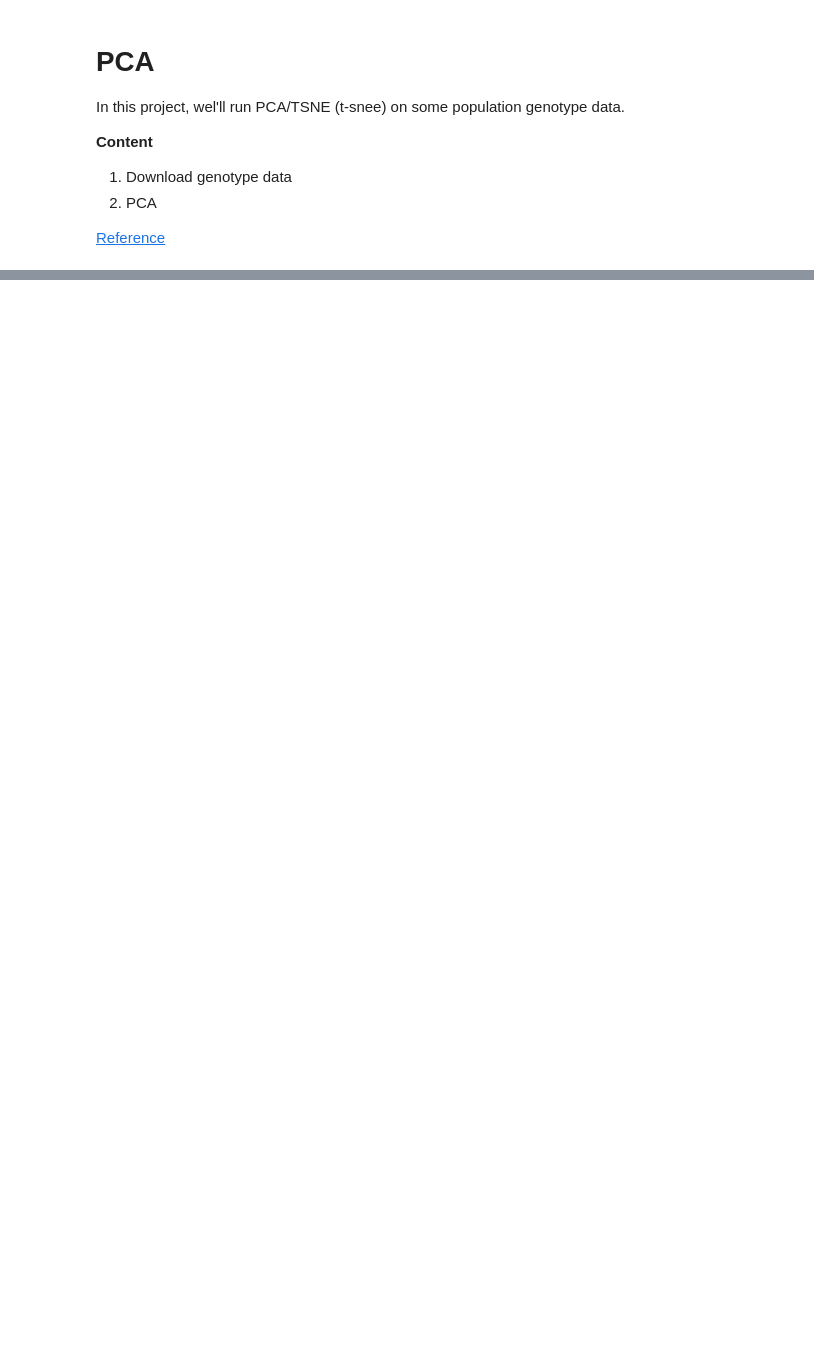
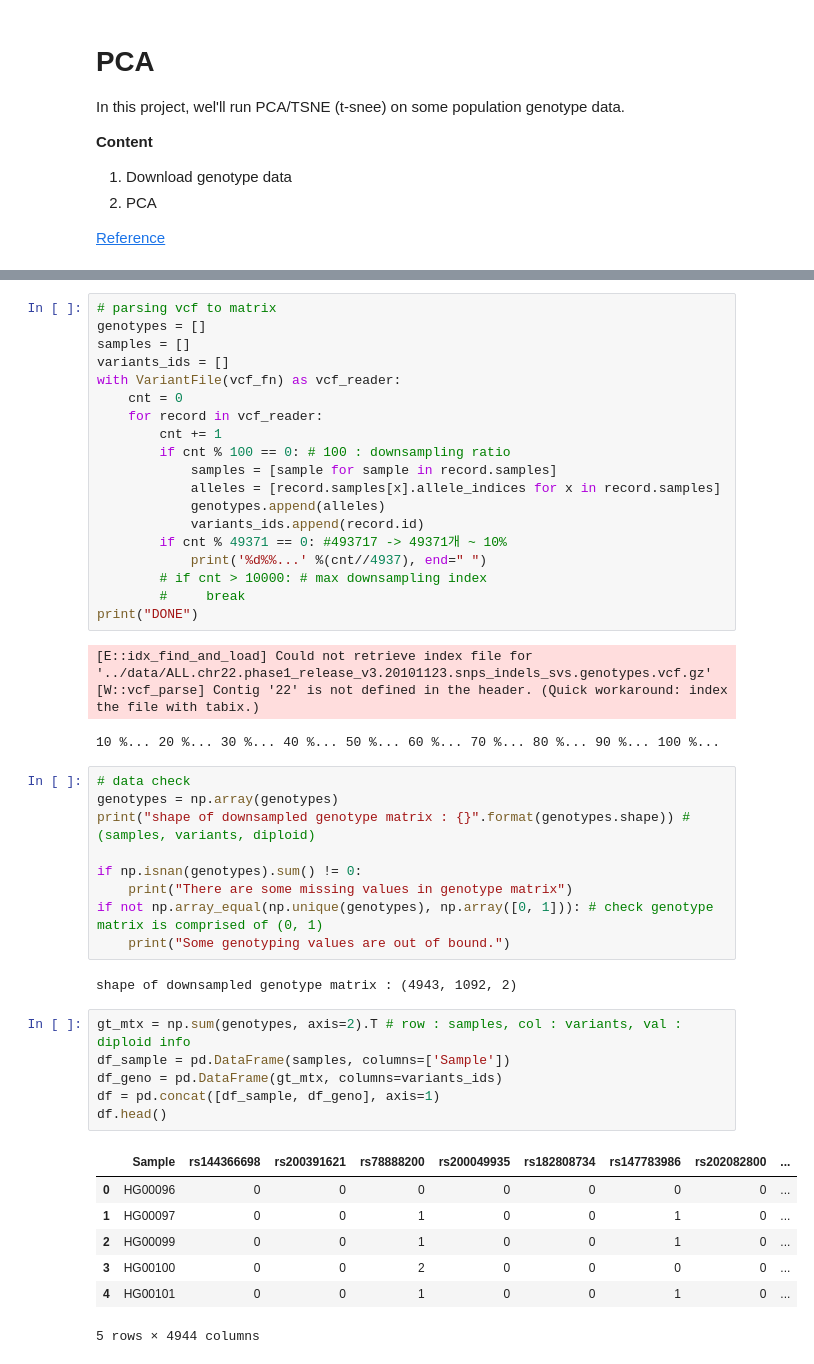
Before and after one commit to jerrylee9310/Genomics101, a Jupyter notebook: 3.PCA.ipynb, the cells around one changed output, grey strips where cells are left out. Cells and saved outputs as stored; diff of their text form; blank space fills up the shorter version.

Commit message:
pca_done

```diff
--- a/3.PCA.ipynb
+++ b/3.PCA.ipynb
@@ -10,0 +42,48 @@ In this project, wel'll run PCA/TSNE (t-snee) on some population genotype data.
+# %%
+# parsing vcf to matrix
+genotypes = []
+samples = []
+variants_ids = []
+with VariantFile(vcf_fn) as vcf_reader:
+    cnt = 0
+    for record in vcf_reader:
+        cnt += 1
+        if cnt % 100 == 0: # 100 : downsampling ratio
+            samples = [sample for sample in record.samples]
+            alleles = [record.samples[x].allele_indices for x in record.samples]
+            genotypes.append(alleles)
+            variants_ids.append(record.id)
+        if cnt % 49371 == 0: #493717 -> 49371개 ~ 10%
+            print('%d%%...' %(cnt//4937), end=" ")
+        # if cnt > 10000: # max downsampling index
+        #     break
+print("DONE")
+# %% [output]
+[E::idx_find_and_load] Could not retrieve index file for '../data/ALL.chr22.phase1_release_v3.20101123.snps_indels_svs.genotypes.vcf.gz'
+[W::vcf_parse] Contig '22' is not defined in the header. (Quick workaround: index the file with tabix.)
+10 %... 20 %... 30 %... 40 %... 50 %... 60 %... 70 %... 80 %... 90 %... 100 %...
+# %%
+# data check
+genotypes = np.array(genotypes)
+print("shape of downsampled genotype matrix : {}".format(genotypes.shape)) # (samples, variants, diploid)
+
+if np.isnan(genotypes).sum() != 0:
+    print("There are some missing values in genotype matrix")
+if not np.array_equal(np.unique(genotypes), np.array([0, 1])): # check genotype matrix is comprised of (0, 1)
+    print("Some genotyping values are out of bound.")
+# %% [output]
+shape of downsampled genotype matrix : (4943, 1092, 2)
+# %%
+gt_mtx = np.sum(genotypes, axis=2).T # row : samples, col : variants, val : diploid info
+df_sample = pd.DataFrame(samples, columns=['Sample'])
+df_geno = pd.DataFrame(gt_mtx, columns=variants_ids)
+df = pd.concat([df_sample, df_geno], axis=1)
+df.head()
+# %% [output]
+|  | Sample | rs144366698 | rs200391621 | rs78888200 | rs200049935 | rs182808734 | rs147783986 | rs202082800 | ... |
+| 0 | HG00096 | 0 | 0 | 0 | 0 | 0 | 0 | 0 | ... |
+| 1 | HG00097 | 0 | 0 | 1 | 0 | 0 | 1 | 0 | ... |
+| 2 | HG00099 | 0 | 0 | 1 | 0 | 0 | 1 | 0 | ... |
+| 3 | HG00100 | 0 | 0 | 2 | 0 | 0 | 0 | 0 | ... |
+| 4 | HG00101 | 0 | 0 | 1 | 0 | 0 | 1 | 0 | ... |
+5 rows × 4944 columns
```
Also changed, not shown: parts of 17 cells of this notebook, 3 other files.
